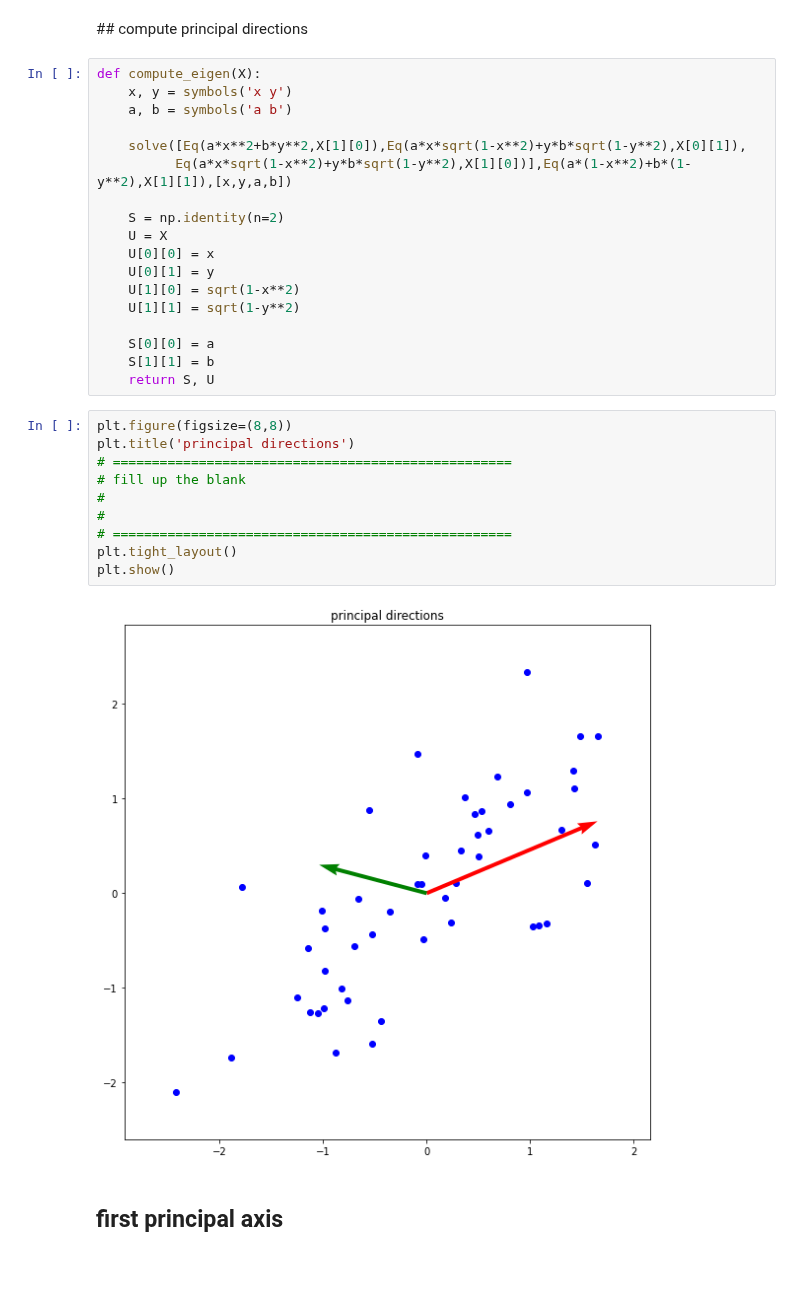
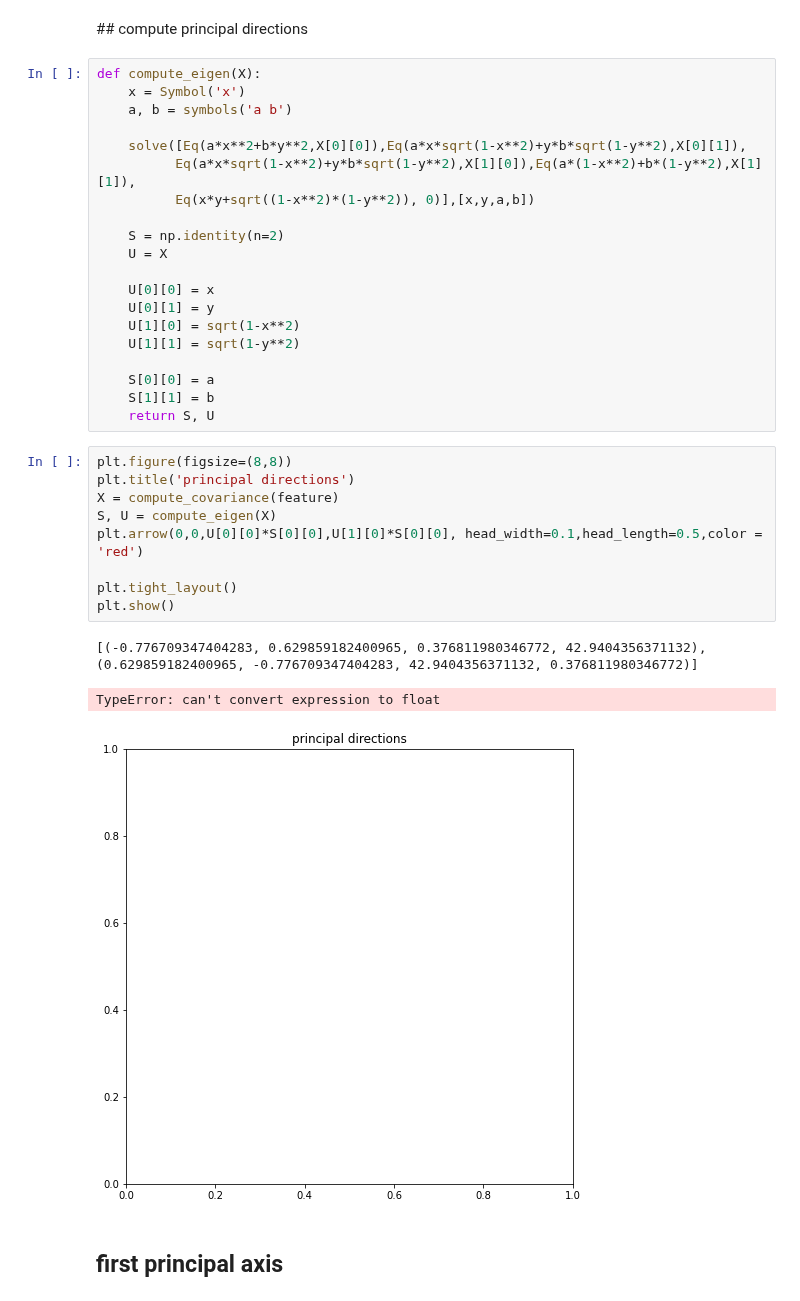
Before and after one commit to parkheesoo/assignment-machine-learning, a Jupyter notebook: assignment_12.ipynb, the cells around one changed output. Saved outputs shown, nothing was run; the diff lists cells and outputs as text; blank space fills up the shorter version.

Commit message:
-ing .. principle direction

```diff
--- a/assignment_12.ipynb
+++ b/assignment_12.ipynb
@@ -71,14 +70,16 @@ def compute_covariance(feature):
 ## compute principal directions
 # %%
 def compute_eigen(X):
-    x, y = symbols('x y')
+    x = Symbol('x')
     a, b = symbols('a b')
 
-    solve([Eq(a*x**2+b*y**2,X[1][0]),Eq(a*x*sqrt(1-x**2)+y*b*sqrt(1-y**2),X[0][1]),
-          Eq(a*x*sqrt(1-x**2)+y*b*sqrt(1-y**2),X[1][0])],Eq(a*(1-x**2)+b*(1-y**2),X[1][1]),[x,y,a,b])
+    solve([Eq(a*x**2+b*y**2,X[0][0]),Eq(a*x*sqrt(1-x**2)+y*b*sqrt(1-y**2),X[0][1]),
+          Eq(a*x*sqrt(1-x**2)+y*b*sqrt(1-y**2),X[1][0]),Eq(a*(1-x**2)+b*(1-y**2),X[1][1]),
+          Eq(x*y+sqrt((1-x**2)*(1-y**2)), 0)],[x,y,a,b])
 
     S = np.identity(n=2)
     U = X
+
     U[0][0] = x
     U[0][1] = y
     U[1][0] = sqrt(1-x**2)
@@ -87,18 +88,19 @@ def compute_eigen(X):
     S[0][0] = a
     S[1][1] = b
     return S, U
-# %%
-plt.figure(figsize=(8,8))
-plt.title('principal directions')
-# ===================================================
-# fill up the blank
-#
-#
-# ===================================================
-plt.tight_layout()
-plt.show()
-# %% [output]
-[figure, removed]
+# %%
+plt.figure(figsize=(8,8))
+plt.title('principal directions')
+X = compute_covariance(feature)
+S, U = compute_eigen(X)
+plt.arrow(0,0,U[0][0]*S[0][0],U[1][0]*S[0][0], head_width=0.1,head_length=0.5,color = 'red')
+
+plt.tight_layout()
+plt.show()
+# %% [output]
+[(-0.776709347404283, 0.629859182400965, 0.376811980346772, 42.9404356371132), (0.629859182400965, -0.776709347404283, 42.9404356371132, 0.376811980346772)]
+TypeError: can't convert expression to float
+[figure, added]
 # %% [markdown]
 ## first principal axis
 # %%
```
Also changed, not shown: parts of 2 cells of this notebook.
